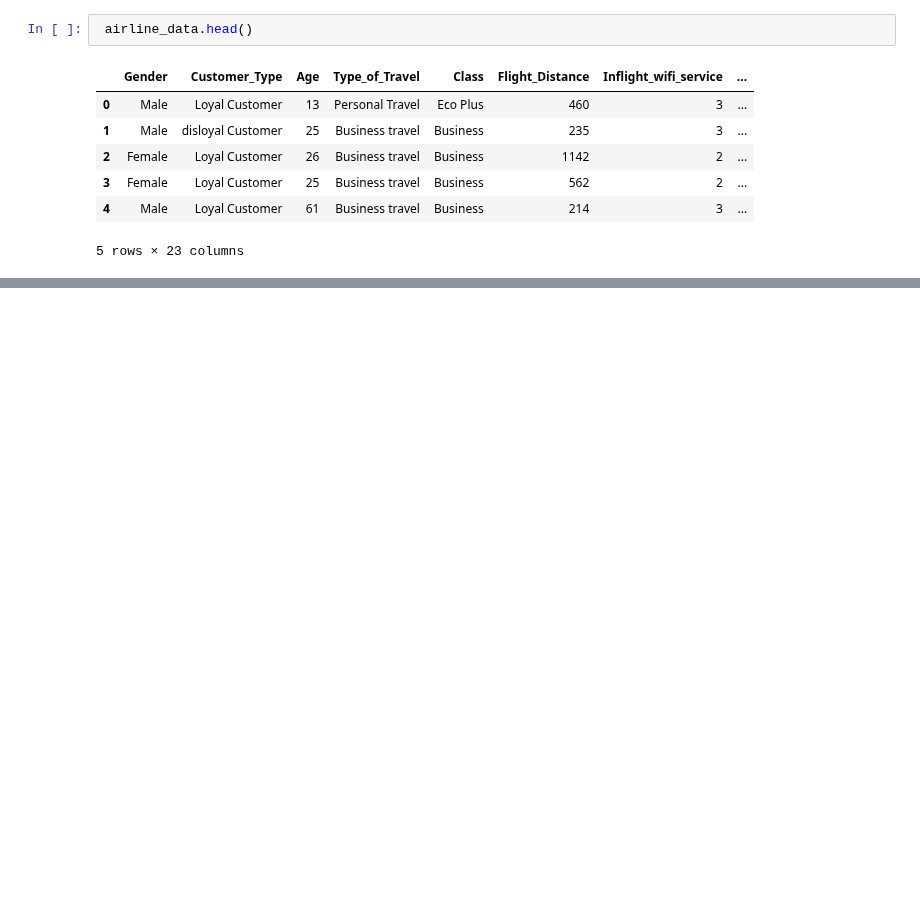
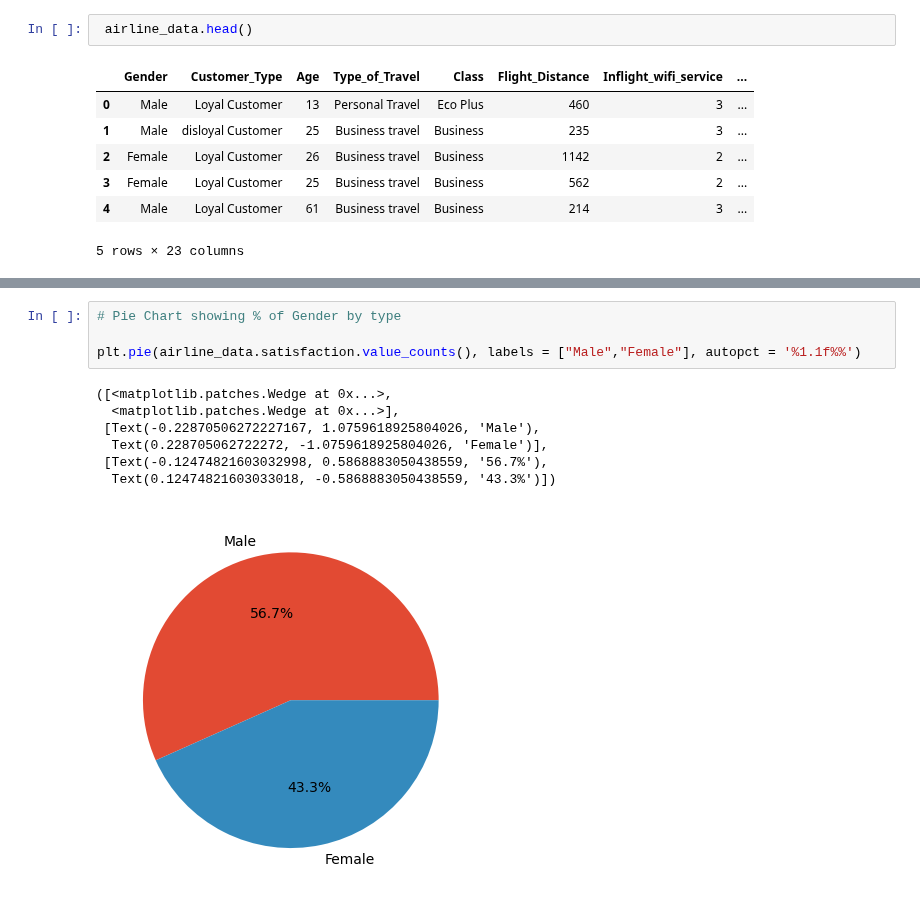
Before and after one commit to speplinski3/G3_Santander_Customer_Satisfaction, a Jupyter notebook: Airline_ETL.ipynb, the cells around one changed output, grey strips where cells are left out. Drawn from its saved outputs; the diff is of its cells as text; blank space fills up the shorter version.

```diff
--- a/Airline_ETL.ipynb
+++ b/Airline_ETL.ipynb
@@ -223,0 +259,12 @@ airline_data
+# %%
+# Pie Chart showing % of Gender by type
+
+plt.pie(airline_data.satisfaction.value_counts(), labels = ["Male","Female"], autopct = '%1.1f%%')
+# %% [output]
+([<matplotlib.patches.Wedge at 0x...>,
+  <matplotlib.patches.Wedge at 0x...>],
+ [Text(-0.22870506272227167, 1.0759618925804026, 'Male'),
+  Text(0.228705062722272, -1.0759618925804026, 'Female')],
+ [Text(-0.12474821603032998, 0.5868883050438559, '56.7%'),
+  Text(0.12474821603033018, -0.5868883050438559, '43.3%')])
+[figure, added]
```
Also changed, not shown: parts of 34 cells of this notebook.
